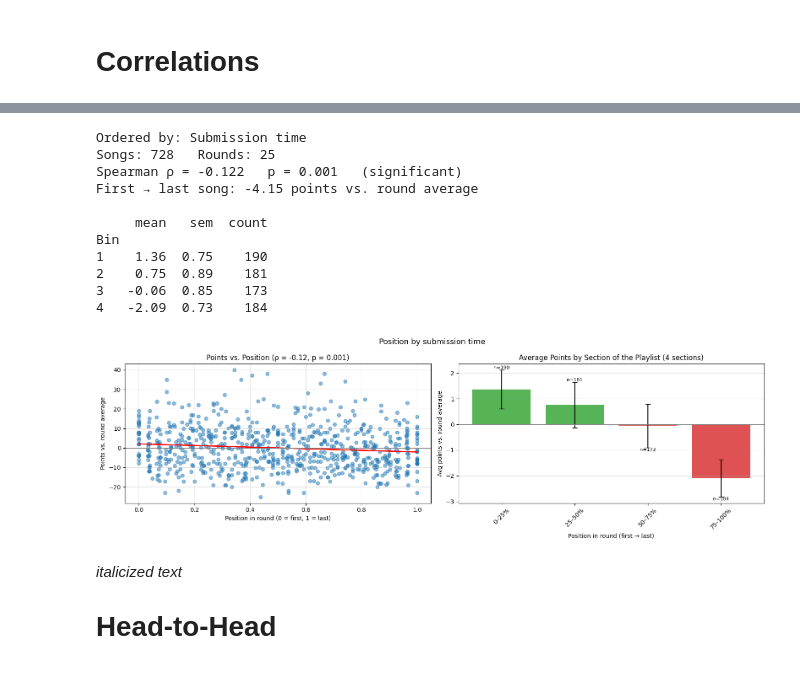
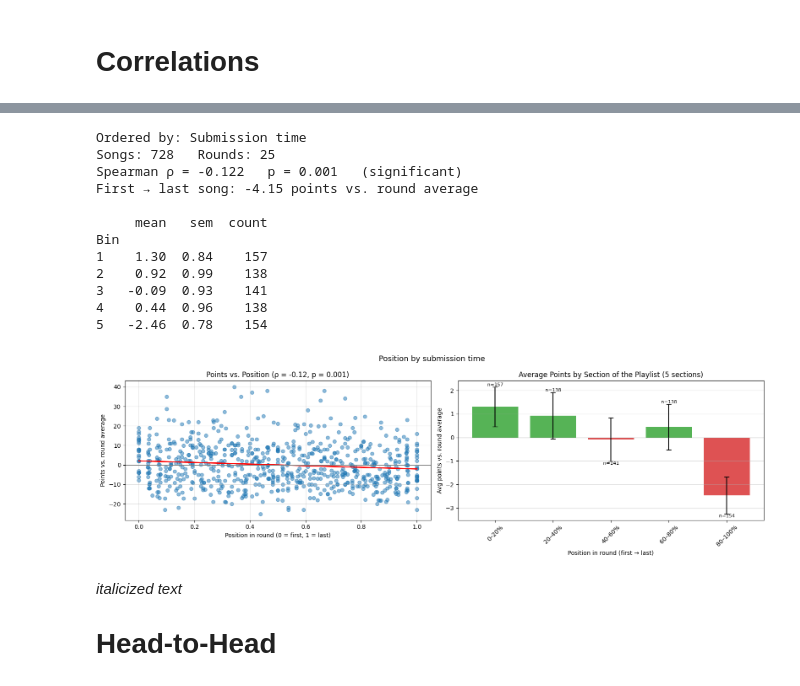
Before and after one commit to Briggernaut/MusicLeagueAnalysis, a Jupyter notebook: MusicLeagueAnalysis.ipynb, the cells around one changed output, grey strips where cells are left out. Cells and saved outputs as stored; diff of their text form; code cells hidden in the pictures.

```diff
--- a/MusicLeagueAnalysis.ipynb
+++ b/MusicLeagueAnalysis.ipynb
@@ -722,7 +726,7 @@ import matplotlib.pyplot as plt
 from scipy import stats
 
 order_by = "Submission time"  #@param ["Submission time", "Data order"]
-n_bins = 4  #@param {type:"slider", min:2, max:20, step:1}
+n_bins = 5  #@param {type:"slider", min:2, max:20, step:1}
 
 # Total points per song
 points = (votes_df.groupby(['Round ID', 'Spotify URI'])['Points Assigned']
@@ -775,38 +779,39 @@ ax1.set_xlabel('Position in round (0 = first, 1 = last)')
 ax1.set_ylabel('Points vs. round average')
 ax1.set_title(f'Points vs. Position (ρ = {rho:+.2f}, p = {p:.3f})')
 ax1.grid(True, alpha=0.4)
 
 # Right: average by section
 x = by_bin.index.astype(int)
 colors = ['tab:green' if m >= 0 else 'tab:red' for m in by_bin['mean']]
 ax2.bar(x, by_bin['mean'], yerr=by_bin['sem'], capsize=4, color=colors, alpha=0.8)
 ax2.axhline(0, color='gray', linewidth=0.8)
 for xi, (m, s, n) in zip(x, by_bin.values):
     ax2.text(xi, m + (s if m >= 0 else -s), f'n={int(n)}',
              ha='center', va='bottom' if m >= 0 else 'top', fontsize=8)
 ax2.set_xticks(range(1, n_bins + 1))
 ax2.set_xticklabels([f'{100*(i-1)/n_bins:.0f}–{100*i/n_bins:.0f}%'
                      for i in range(1, n_bins + 1)], rotation=45)
 ax2.set_xlabel('Position in round (first → last)')
 ax2.set_ylabel('Avg points vs. round average')
 ax2.set_title(f'Average Points by Section of the Playlist ({n_bins} sections)')
 ax2.grid(True, axis='y', alpha=0.4)
 
 plt.tight_layout()
 plt.show()
 # %% [output]
 Ordered by: Submission time
 Songs: 728   Rounds: 25
 Spearman ρ = -0.122   p = 0.001   (significant)
 First → last song: -4.15 points vs. round average
 
      mean   sem  count
 Bin
-1    1.36  0.75    190
-2    0.75  0.89    181
-3   -0.06  0.85    173
-4   -2.09  0.73    184
+1    1.30  0.84    157
+2    0.92  0.99    138
+3   -0.09  0.93    141
+4    0.44  0.96    138
+5   -2.46  0.78    154
-[figure, old version]
+[figure, new version]
 # %% [markdown]
 *italicized text*
 
```
Also changed, not shown: parts of 8 cells of this notebook.
